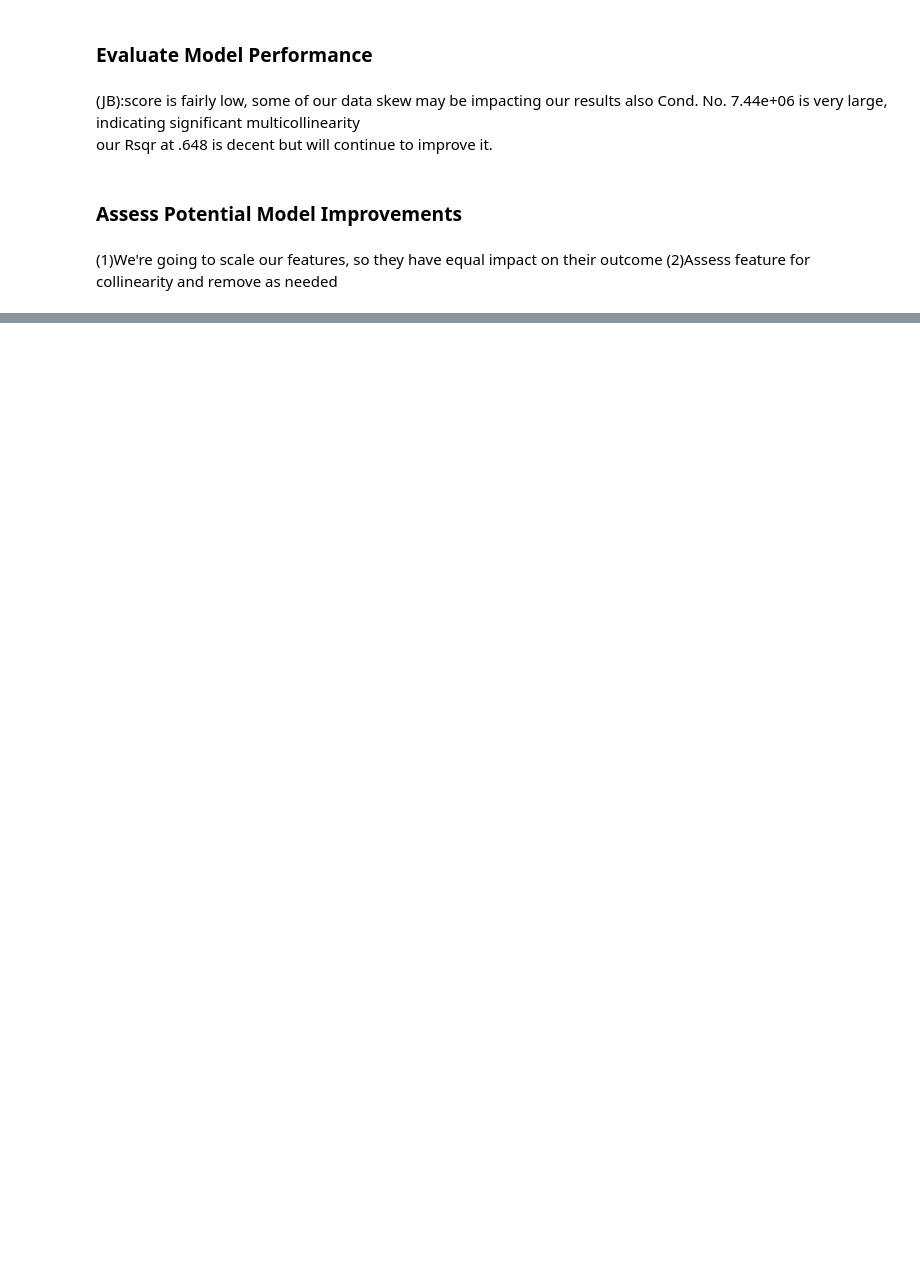
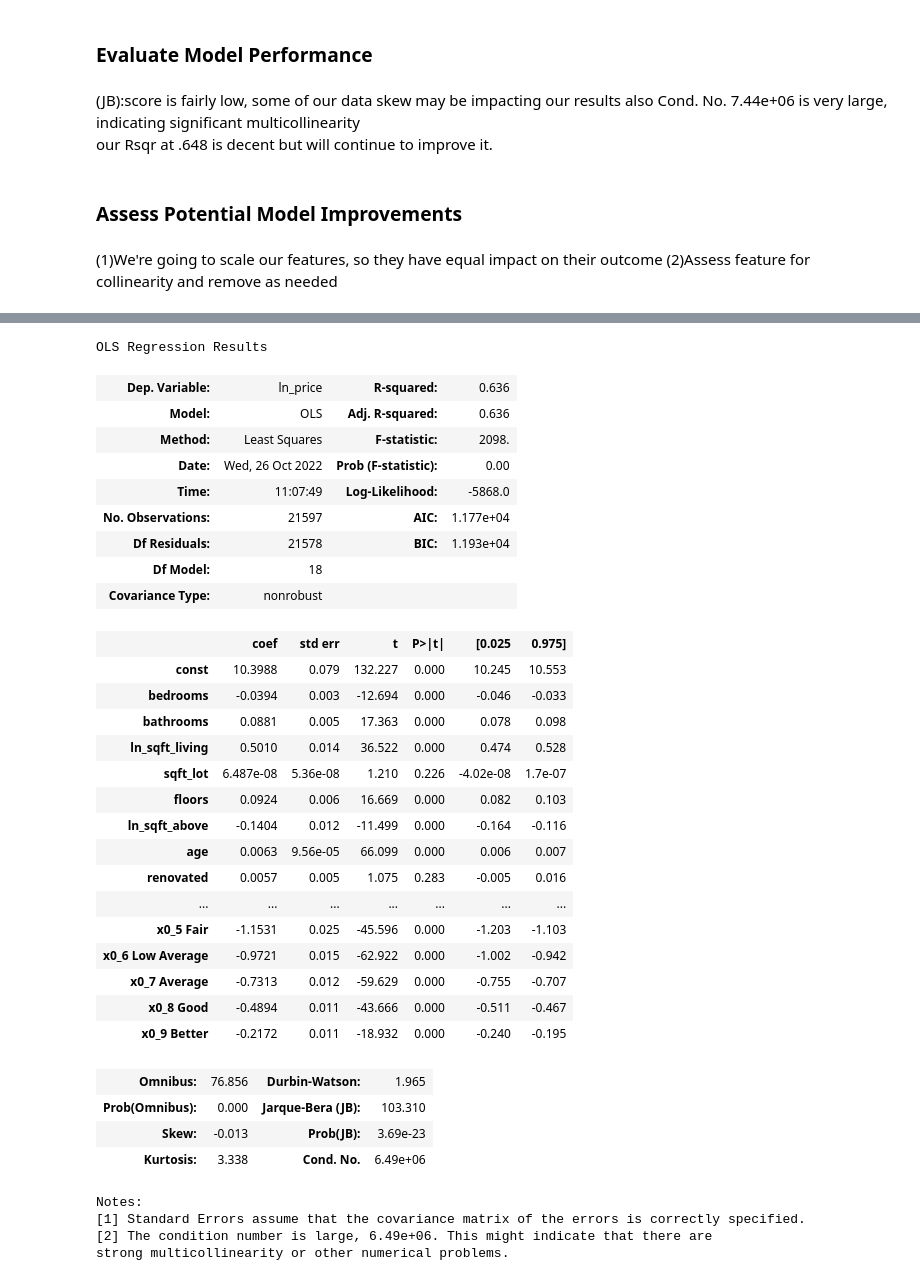
Before and after one commit to dermothethird/King_County_Housing_Project, a Jupyter notebook: Final Model Construction.ipynb, the cells around one changed output, grey strips where cells are left out. Saved outputs shown, nothing was run; the diff lists cells and outputs as text; code cells hidden in the pictures; blank space fills up the shorter version.

```diff
--- a/Final Model Construction.ipynb
+++ b/Final Model Construction.ipynb
@@ -85,0 +135,42 @@ num_scaled = ss.transform(numeric)
+# %%
+#remove one hot encoded condition
+all_predictors_3 = all_predictors_2.drop(labels=['x0_Poor','x0_Good','x0_Fair','x0_Very Good'], axis=1)
+
+#run 3rd model
+
+construct_model(all_predictors_3)
+# %% [output]
+OLS Regression Results
+| Dep. Variable: | ln_price | R-squared: | 0.636 |
+| Model: | OLS | Adj. R-squared: | 0.636 |
+| Method: | Least Squares | F-statistic: | 2098. |
+| Date: | Wed, 26 Oct 2022 | Prob (F-statistic): | 0.00 |
+| Time: | 11:07:49 | Log-Likelihood: | -5868.0 |
+| No. Observations: | 21597 | AIC: | 1.177e+04 |
+| Df Residuals: | 21578 | BIC: | 1.193e+04 |
+| Df Model: | 18 |  |  |
+| Covariance Type: | nonrobust |  |  |
+|  | coef | std err | t | P>|t| | [0.025 | 0.975] |
+| const | 10.3988 | 0.079 | 132.227 | 0.000 | 10.245 | 10.553 |
+| bedrooms | -0.0394 | 0.003 | -12.694 | 0.000 | -0.046 | -0.033 |
+| bathrooms | 0.0881 | 0.005 | 17.363 | 0.000 | 0.078 | 0.098 |
+| ln_sqft_living | 0.5010 | 0.014 | 36.522 | 0.000 | 0.474 | 0.528 |
+| sqft_lot | 6.487e-08 | 5.36e-08 | 1.210 | 0.226 | -4.02e-08 | 1.7e-07 |
+| floors | 0.0924 | 0.006 | 16.669 | 0.000 | 0.082 | 0.103 |
+| ln_sqft_above | -0.1404 | 0.012 | -11.499 | 0.000 | -0.164 | -0.116 |
+| age | 0.0063 | 9.56e-05 | 66.099 | 0.000 | 0.006 | 0.007 |
+| renovated | 0.0057 | 0.005 | 1.075 | 0.283 | -0.005 | 0.016 |
+| ... | ... | ... | ... | ... | ... | ... |
+| x0_5 Fair | -1.1531 | 0.025 | -45.596 | 0.000 | -1.203 | -1.103 |
+| x0_6 Low Average | -0.9721 | 0.015 | -62.922 | 0.000 | -1.002 | -0.942 |
+| x0_7 Average | -0.7313 | 0.012 | -59.629 | 0.000 | -0.755 | -0.707 |
+| x0_8 Good | -0.4894 | 0.011 | -43.666 | 0.000 | -0.511 | -0.467 |
+| x0_9 Better | -0.2172 | 0.011 | -18.932 | 0.000 | -0.240 | -0.195 |
+| Omnibus: | 76.856 | Durbin-Watson: | 1.965 |
+| Prob(Omnibus): | 0.000 | Jarque-Bera (JB): | 103.310 |
+| Skew: | -0.013 | Prob(JB): | 3.69e-23 |
+| Kurtosis: | 3.338 | Cond. No. | 6.49e+06 |
+Notes:
+[1] Standard Errors assume that the covariance matrix of the errors is correctly specified.
+[2] The condition number is large, 6.49e+06. This might indicate that there are
+strong multicollinearity or other numerical problems.
```
Also changed, not shown: parts of 9 cells of this notebook, 1 other file.
